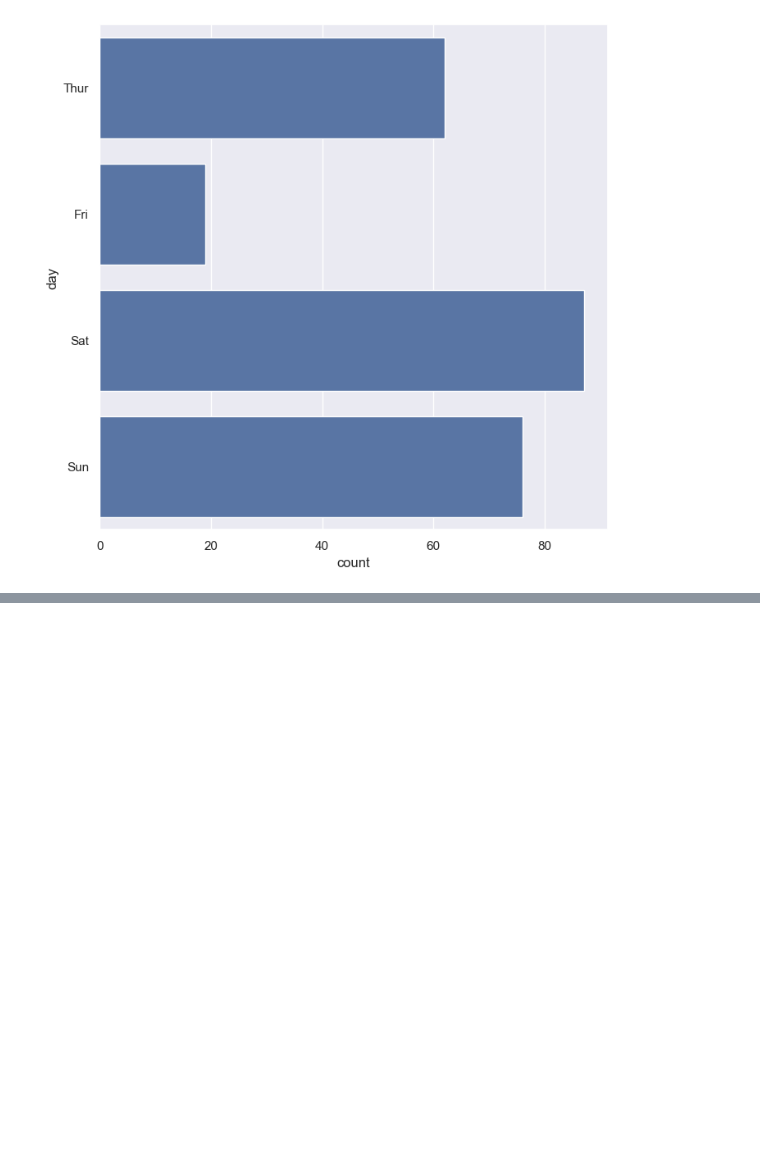
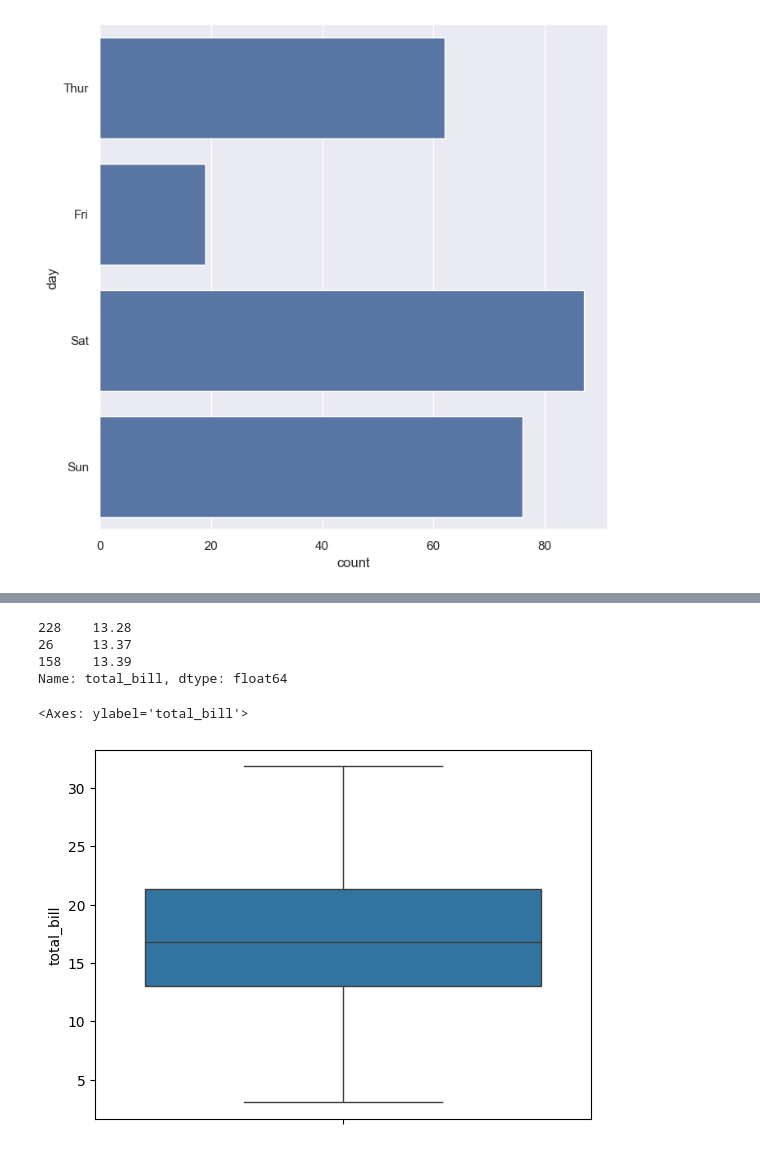
Before and after one commit to jaikrishann/Python_code, a Jupyter notebook: python_module/seaborn.ipynb, the cells around one changed output, grey strips where cells are left out. Saved outputs shown, nothing was run; the diff lists cells and outputs as text; code cells hidden in the pictures; blank space fills up the shorter version.

```diff
--- a/python_module/seaborn.ipynb
+++ b/python_module/seaborn.ipynb
@@ -149,0 +190,7 @@ sns.countplot(tip['day'])
+# %%
+sorted_total_bill[60:63]
+# %% [output]
+228    13.28
+26     13.37
+158    13.39
+Name: total_bill, dtype: float64
@@ -149,0 +205,7 @@ sns.countplot(tip['day'])
+# %%
+upper_limit = tip['total_bill'].quantile(0.90)
+# %%
+sns.boxplot(tip[tip['total_bill']<upper_limit]['total_bill'])
+# %% [output]
+<Axes: ylabel='total_bill'>
+[figure, added]
```
Also changed, not shown: parts of 14 cells of this notebook, 2 other files.
